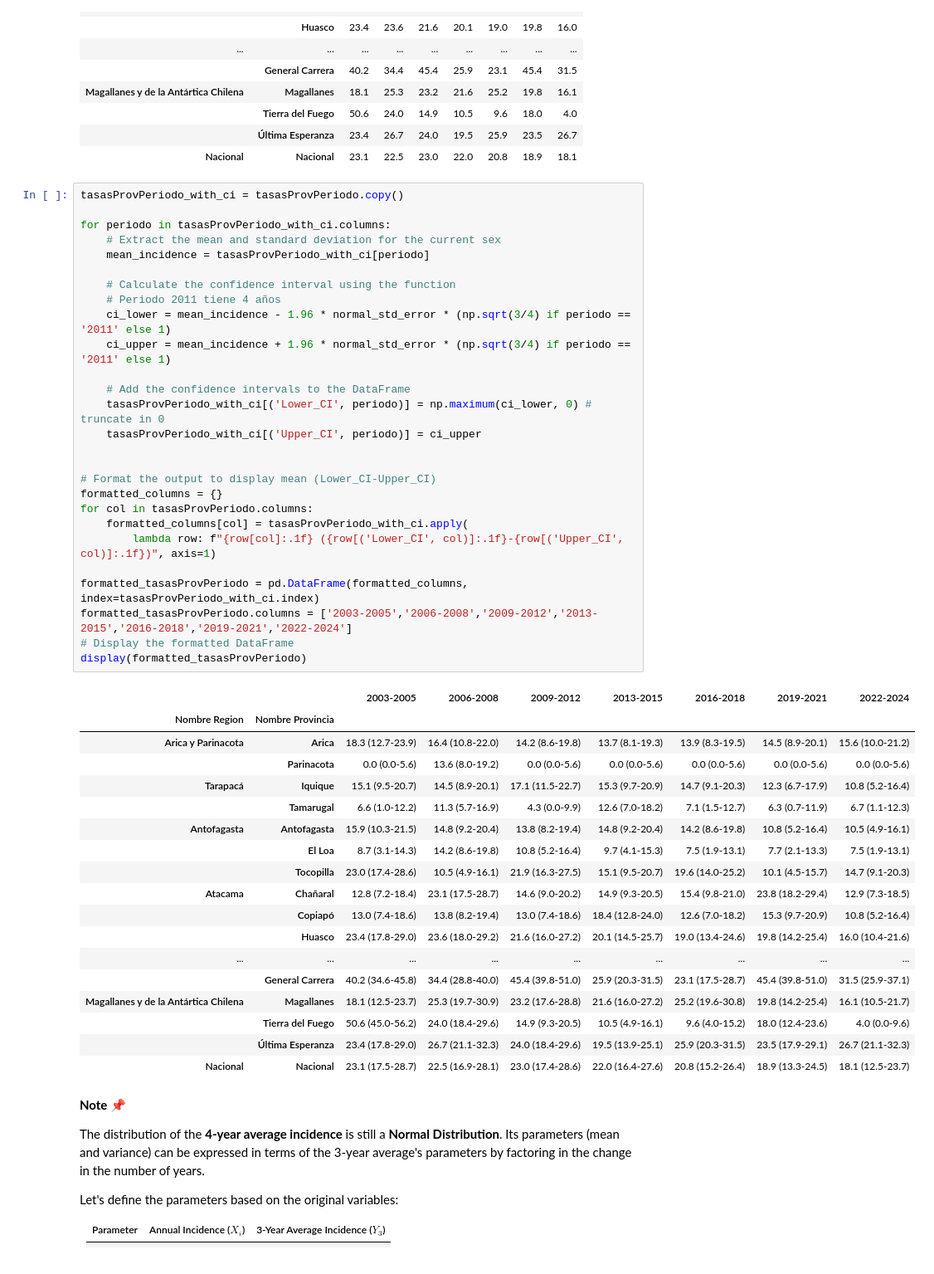
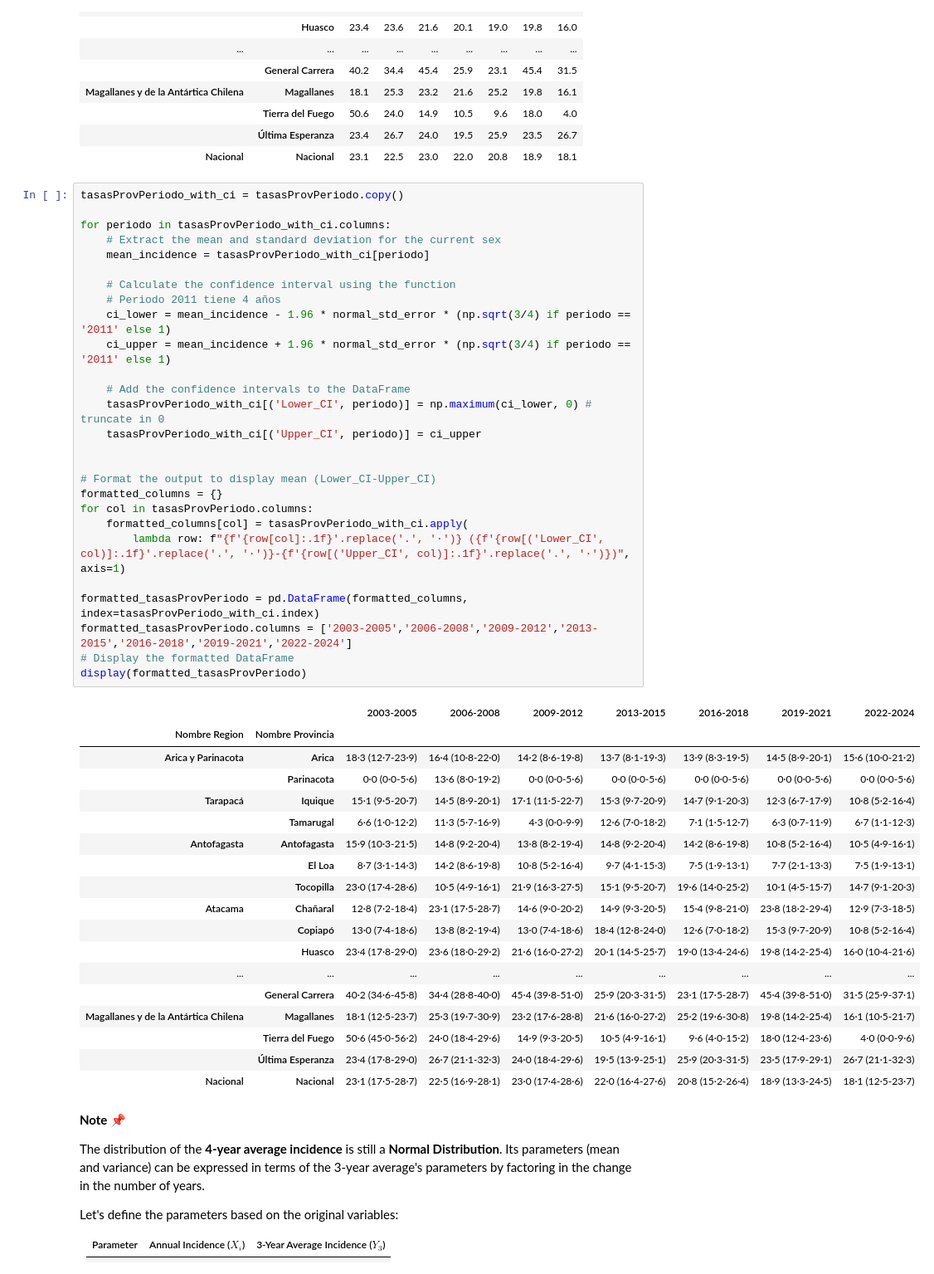
Before and after one commit to rlagosb/GastricCancerIncidence, a Jupyter notebook: 3_Analisis_Estimaciones_Chile.ipynb, the cells around one changed output. Shown at 83% size. Drawn from its saved outputs; the diff is of its cells as text.

```diff
--- a/3_Analisis_Estimaciones_Chile.ipynb
+++ b/3_Analisis_Estimaciones_Chile.ipynb
@@ -465,49 +463,49 @@ tasasProvPeriodo
 # %%
 tasasProvPeriodo_with_ci = tasasProvPeriodo.copy()
 
 for periodo in tasasProvPeriodo_with_ci.columns:
     # Extract the mean and standard deviation for the current sex
     mean_incidence = tasasProvPeriodo_with_ci[periodo]
 
     # Calculate the confidence interval using the function
     # Periodo 2011 tiene 4 años
     ci_lower = mean_incidence - 1.96 * normal_std_error * (np.sqrt(3/4) if periodo == '2011' else 1)
     ci_upper = mean_incidence + 1.96 * normal_std_error * (np.sqrt(3/4) if periodo == '2011' else 1)
 
     # Add the confidence intervals to the DataFrame
     tasasProvPeriodo_with_ci[('Lower_CI', periodo)] = np.maximum(ci_lower, 0) # truncate in 0
     tasasProvPeriodo_with_ci[('Upper_CI', periodo)] = ci_upper
 
 
 # Format the output to display mean (Lower_CI-Upper_CI)
 formatted_columns = {}
 for col in tasasProvPeriodo.columns:
     formatted_columns[col] = tasasProvPeriodo_with_ci.apply(
-        lambda row: f"{row[col]:.1f} ({row[('Lower_CI', col)]:.1f}-{row[('Upper_CI', col)]:.1f})", axis=1)
+        lambda row: f"{f'{row[col]:.1f}'.replace('.', '·')} ({f'{row[('Lower_CI', col)]:.1f}'.replace('.', '·')}-{f'{row[('Upper_CI', col)]:.1f}'.replace('.', '·')})", axis=1)
 
 formatted_tasasProvPeriodo = pd.DataFrame(formatted_columns, index=tasasProvPeriodo_with_ci.index)
 formatted_tasasProvPeriodo.columns = ['2003-2005','2006-2008','2009-2012','2013-2015','2016-2018','2019-2021','2022-2024']
 # Display the formatted DataFrame
 display(formatted_tasasProvPeriodo)
 # %% [output]
 |  |  | 2003-2005 | 2006-2008 | 2009-2012 | 2013-2015 | 2016-2018 | 2019-2021 | 2022-2024 |
 | Nombre Region | Nombre Provincia |  |  |  |  |  |  |  |
-| Arica y Parinacota | Arica | 18.3 (12.7-23.9) | 16.4 (10.8-22.0) | 14.2 (8.6-19.8) | 13.7 (8.1-19.3) | 13.9 (8.3-19.5) | 14.5 (8.9-20.1) | 15.6 (10.0-21.2) |
-|  | Parinacota | 0.0 (0.0-5.6) | 13.6 (8.0-19.2) | 0.0 (0.0-5.6) | 0.0 (0.0-5.6) | 0.0 (0.0-5.6) | 0.0 (0.0-5.6) | 0.0 (0.0-5.6) |
-| Tarapacá | Iquique | 15.1 (9.5-20.7) | 14.5 (8.9-20.1) | 17.1 (11.5-22.7) | 15.3 (9.7-20.9) | 14.7 (9.1-20.3) | 12.3 (6.7-17.9) | 10.8 (5.2-16.4) |
-|  | Tamarugal | 6.6 (1.0-12.2) | 11.3 (5.7-16.9) | 4.3 (0.0-9.9) | 12.6 (7.0-18.2) | 7.1 (1.5-12.7) | 6.3 (0.7-11.9) | 6.7 (1.1-12.3) |
-| Antofagasta | Antofagasta | 15.9 (10.3-21.5) | 14.8 (9.2-20.4) | 13.8 (8.2-19.4) | 14.8 (9.2-20.4) | 14.2 (8.6-19.8) | 10.8 (5.2-16.4) | 10.5 (4.9-16.1) |
-|  | El Loa | 8.7 (3.1-14.3) | 14.2 (8.6-19.8) | 10.8 (5.2-16.4) | 9.7 (4.1-15.3) | 7.5 (1.9-13.1) | 7.7 (2.1-13.3) | 7.5 (1.9-13.1) |
-|  | Tocopilla | 23.0 (17.4-28.6) | 10.5 (4.9-16.1) | 21.9 (16.3-27.5) | 15.1 (9.5-20.7) | 19.6 (14.0-25.2) | 10.1 (4.5-15.7) | 14.7 (9.1-20.3) |
-| Atacama | Chañaral | 12.8 (7.2-18.4) | 23.1 (17.5-28.7) | 14.6 (9.0-20.2) | 14.9 (9.3-20.5) | 15.4 (9.8-21.0) | 23.8 (18.2-29.4) | 12.9 (7.3-18.5) |
-|  | Copiapó | 13.0 (7.4-18.6) | 13.8 (8.2-19.4) | 13.0 (7.4-18.6) | 18.4 (12.8-24.0) | 12.6 (7.0-18.2) | 15.3 (9.7-20.9) | 10.8 (5.2-16.4) |
-|  | Huasco | 23.4 (17.8-29.0) | 23.6 (18.0-29.2) | 21.6 (16.0-27.2) | 20.1 (14.5-25.7) | 19.0 (13.4-24.6) | 19.8 (14.2-25.4) | 16.0 (10.4-21.6) |
+| Arica y Parinacota | Arica | 18·3 (12·7-23·9) | 16·4 (10·8-22·0) | 14·2 (8·6-19·8) | 13·7 (8·1-19·3) | 13·9 (8·3-19·5) | 14·5 (8·9-20·1) | 15·6 (10·0-21·2) |
+|  | Parinacota | 0·0 (0·0-5·6) | 13·6 (8·0-19·2) | 0·0 (0·0-5·6) | 0·0 (0·0-5·6) | 0·0 (0·0-5·6) | 0·0 (0·0-5·6) | 0·0 (0·0-5·6) |
+| Tarapacá | Iquique | 15·1 (9·5-20·7) | 14·5 (8·9-20·1) | 17·1 (11·5-22·7) | 15·3 (9·7-20·9) | 14·7 (9·1-20·3) | 12·3 (6·7-17·9) | 10·8 (5·2-16·4) |
+|  | Tamarugal | 6·6 (1·0-12·2) | 11·3 (5·7-16·9) | 4·3 (0·0-9·9) | 12·6 (7·0-18·2) | 7·1 (1·5-12·7) | 6·3 (0·7-11·9) | 6·7 (1·1-12·3) |
+| Antofagasta | Antofagasta | 15·9 (10·3-21·5) | 14·8 (9·2-20·4) | 13·8 (8·2-19·4) | 14·8 (9·2-20·4) | 14·2 (8·6-19·8) | 10·8 (5·2-16·4) | 10·5 (4·9-16·1) |
+|  | El Loa | 8·7 (3·1-14·3) | 14·2 (8·6-19·8) | 10·8 (5·2-16·4) | 9·7 (4·1-15·3) | 7·5 (1·9-13·1) | 7·7 (2·1-13·3) | 7·5 (1·9-13·1) |
+|  | Tocopilla | 23·0 (17·4-28·6) | 10·5 (4·9-16·1) | 21·9 (16·3-27·5) | 15·1 (9·5-20·7) | 19·6 (14·0-25·2) | 10·1 (4·5-15·7) | 14·7 (9·1-20·3) |
+| Atacama | Chañaral | 12·8 (7·2-18·4) | 23·1 (17·5-28·7) | 14·6 (9·0-20·2) | 14·9 (9·3-20·5) | 15·4 (9·8-21·0) | 23·8 (18·2-29·4) | 12·9 (7·3-18·5) |
+|  | Copiapó | 13·0 (7·4-18·6) | 13·8 (8·2-19·4) | 13·0 (7·4-18·6) | 18·4 (12·8-24·0) | 12·6 (7·0-18·2) | 15·3 (9·7-20·9) | 10·8 (5·2-16·4) |
+|  | Huasco | 23·4 (17·8-29·0) | 23·6 (18·0-29·2) | 21·6 (16·0-27·2) | 20·1 (14·5-25·7) | 19·0 (13·4-24·6) | 19·8 (14·2-25·4) | 16·0 (10·4-21·6) |
 | ... | ... | ... | ... | ... | ... | ... | ... | ... |
-|  | General Carrera | 40.2 (34.6-45.8) | 34.4 (28.8-40.0) | 45.4 (39.8-51.0) | 25.9 (20.3-31.5) | 23.1 (17.5-28.7) | 45.4 (39.8-51.0) | 31.5 (25.9-37.1) |
-| Magallanes y de la Antártica Chilena | Magallanes | 18.1 (12.5-23.7) | 25.3 (19.7-30.9) | 23.2 (17.6-28.8) | 21.6 (16.0-27.2) | 25.2 (19.6-30.8) | 19.8 (14.2-25.4) | 16.1 (10.5-21.7) |
-|  | Tierra del Fuego | 50.6 (45.0-56.2) | 24.0 (18.4-29.6) | 14.9 (9.3-20.5) | 10.5 (4.9-16.1) | 9.6 (4.0-15.2) | 18.0 (12.4-23.6) | 4.0 (0.0-9.6) |
-|  | Última Esperanza | 23.4 (17.8-29.0) | 26.7 (21.1-32.3) | 24.0 (18.4-29.6) | 19.5 (13.9-25.1) | 25.9 (20.3-31.5) | 23.5 (17.9-29.1) | 26.7 (21.1-32.3) |
-| Nacional | Nacional | 23.1 (17.5-28.7) | 22.5 (16.9-28.1) | 23.0 (17.4-28.6) | 22.0 (16.4-27.6) | 20.8 (15.2-26.4) | 18.9 (13.3-24.5) | 18.1 (12.5-23.7) |
+|  | General Carrera | 40·2 (34·6-45·8) | 34·4 (28·8-40·0) | 45·4 (39·8-51·0) | 25·9 (20·3-31·5) | 23·1 (17·5-28·7) | 45·4 (39·8-51·0) | 31·5 (25·9-37·1) |
+| Magallanes y de la Antártica Chilena | Magallanes | 18·1 (12·5-23·7) | 25·3 (19·7-30·9) | 23·2 (17·6-28·8) | 21·6 (16·0-27·2) | 25·2 (19·6-30·8) | 19·8 (14·2-25·4) | 16·1 (10·5-21·7) |
+|  | Tierra del Fuego | 50·6 (45·0-56·2) | 24·0 (18·4-29·6) | 14·9 (9·3-20·5) | 10·5 (4·9-16·1) | 9·6 (4·0-15·2) | 18·0 (12·4-23·6) | 4·0 (0·0-9·6) |
+|  | Última Esperanza | 23·4 (17·8-29·0) | 26·7 (21·1-32·3) | 24·0 (18·4-29·6) | 19·5 (13·9-25·1) | 25·9 (20·3-31·5) | 23·5 (17·9-29·1) | 26·7 (21·1-32·3) |
+| Nacional | Nacional | 23·1 (17·5-28·7) | 22·5 (16·9-28·1) | 23·0 (17·4-28·6) | 22·0 (16·4-27·6) | 20·8 (15·2-26·4) | 18·9 (13·3-24·5) | 18·1 (12·5-23·7) |
 # %% [markdown]
 **Note** 📌
 
```
Also changed, not shown: parts of 6 cells of this notebook.
